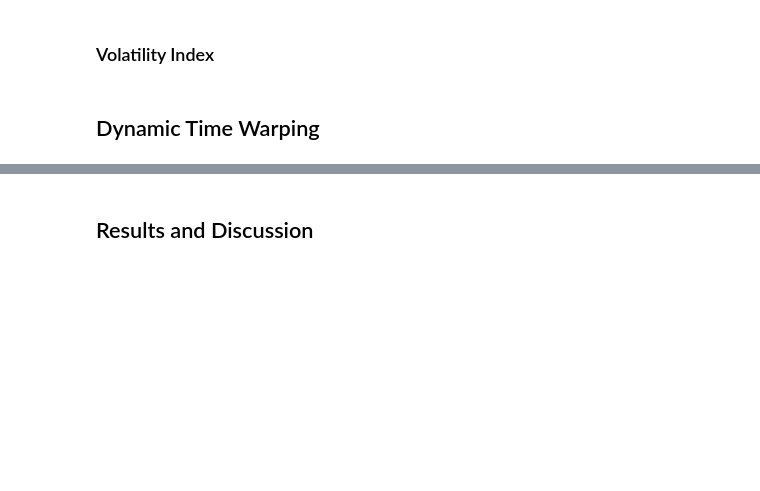
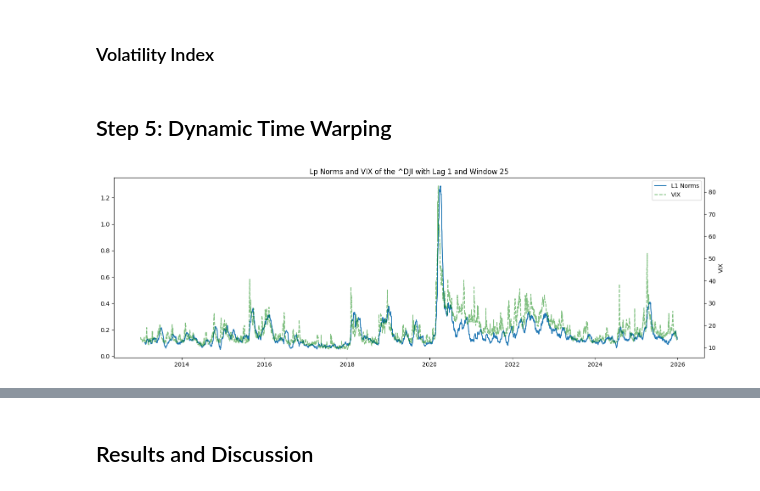
Before and after one commit to donnafaithhh/LP-Norms-and-Volatility, a Jupyter notebook: 01 simulation.ipynb, the cells around one changed output, grey strips where cells are left out. Saved outputs shown, nothing was run; the diff lists cells and outputs as text; code cells hidden in the pictures; blank space fills up the shorter version.

```diff
--- a/01 simulation.ipynb
+++ b/01 simulation.ipynb
@@ -187,4 +198,7 @@ mask = (
         ].columns
 )
 indices_data.drop(columns=mask, inplace=True)
+
+# ensure they have the same indices
+indices_data = indices_data.loc[volatility_data.index.intersection(indices_data.index)]
 # %% [markdown]
@@ -194,8 +208,8 @@ indices_data.drop(columns=mask, inplace=True)
 # %%
 # making data stationary
 tau_val = 1
-log_returns = np.log(indices_data).diff(tau_val).dropna()
-simple_returns = 100 * indices_data.pct_change().dropna()
+log_returns = np.log(indices_data).diff(tau_val).dropna(how='all')
+simple_returns = 100 * indices_data.pct_change().dropna(how='all')
 # %% [markdown]
 ## Step 4: Gidea and Katz
 # %% [markdown]
@@ -318,4 +330,4 @@ for idx in range(embedded_data.shape[0]):
     plt.savefig(f'figures/{title}.png')
     plt.close()
 # %% [markdown]
-## Dynamic Time Warping
+## Step 5: Dynamic Time Warping
@@ -321,0 +370,26 @@ for idx in range(embedded_data.shape[0]):
+# %%
+# plotting
+fig, ax1 = plt.subplots(figsize=(15, 5))
+
+# l1 norms
+ax1.plot(plot_dates, l1, label='L1 Norms')
+
+# vix
+ax2 = ax1.twinx()
+ax2.plot(
+    vix_data.index, vix_data.values, label="VIX",
+    alpha=0.5, color='green', linestyle='--'
+)
+ax2.set_ylabel('VIX')
+
+# Combine legends
+lines_1, labels_1 = ax1.get_legend_handles_labels()
+lines_2, labels_2 = ax2.get_legend_handles_labels()
+ax1.legend(lines_1 + lines_2, labels_1 + labels_2, loc="upper right")
+
+title = f'Lp Norms and VIX of the {stock} with Lag {tau_val} and Window {dim_size}'
+plt.title(title)
+plt.tight_layout()
+plt.show()
+# %% [output]
+[figure, added]
```
Also changed, not shown: parts of 11 cells of this notebook.
